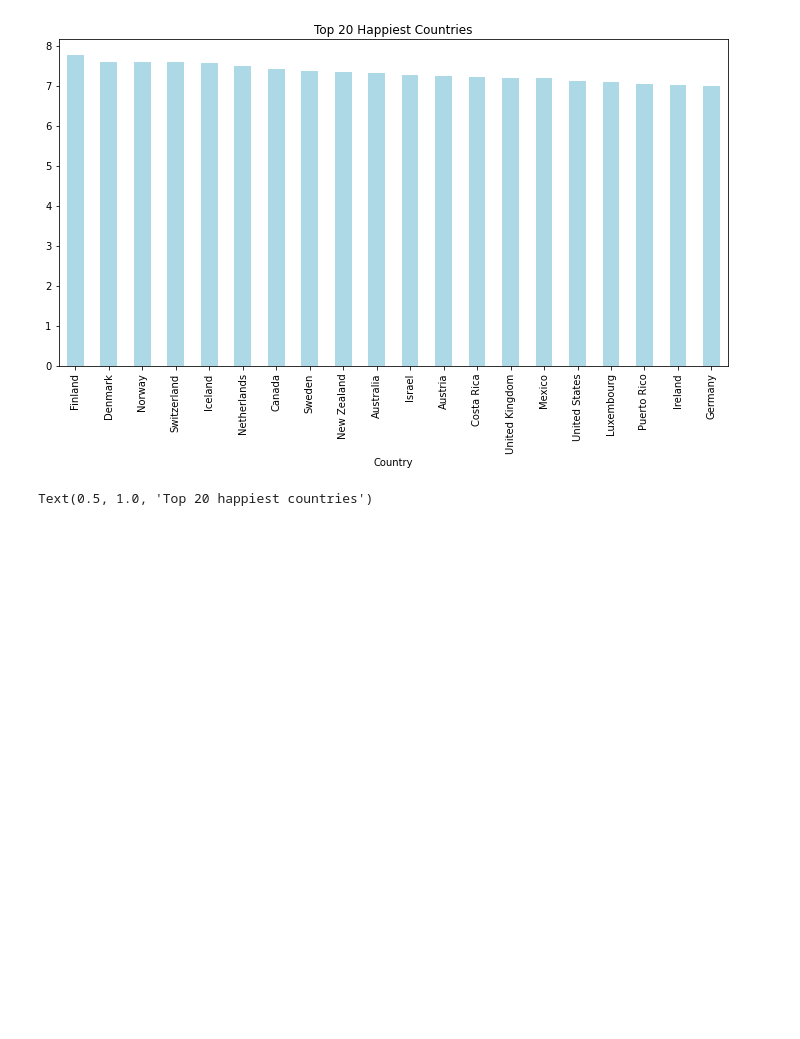
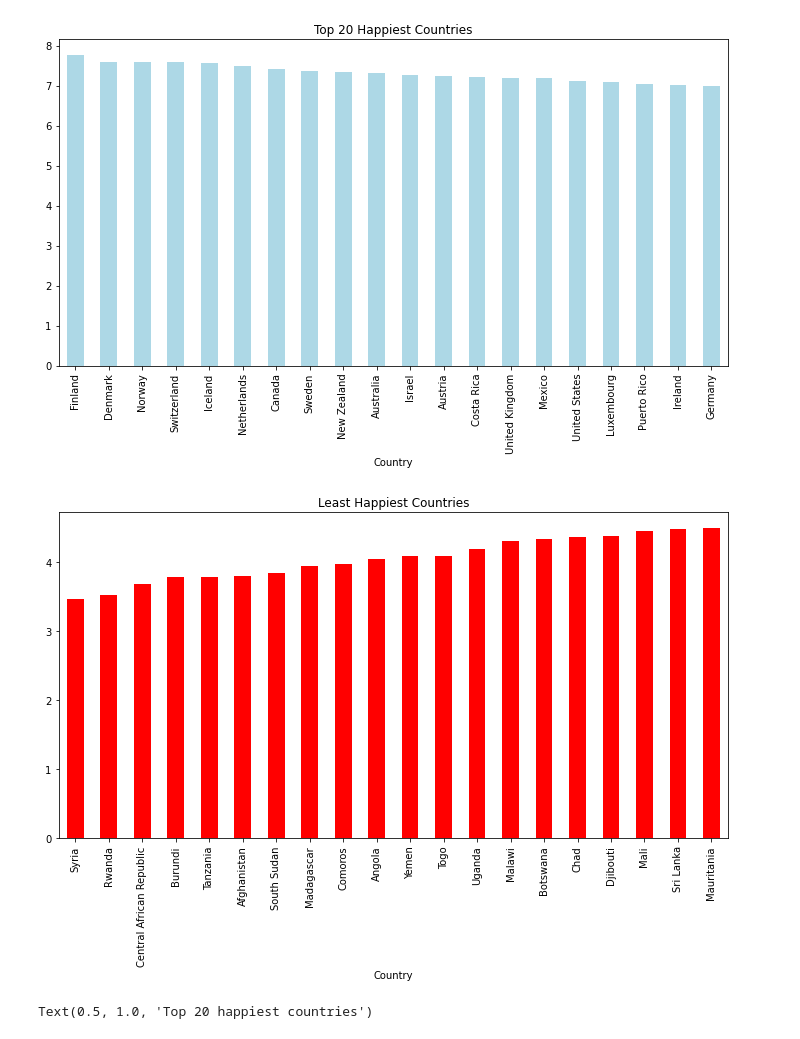
Before and after one commit to trevor48j/Tesla_Emissions, a Jupyter notebook: world_happiness_report_more_visualizations.ipynb, the cells around one changed output. Drawn from its saved outputs; the diff is of its cells as text; code cells hidden in the pictures; blank space fills up the shorter version.

```diff
--- a/world_happiness_report_more_visualizations.ipynb
+++ b/world_happiness_report_more_visualizations.ipynb
@@ -50,6 +61,12 @@ plt.title('Top 20 Happiest Countries')
 plt.savefig("Images/bar_top20_country.png")
 # %% [output]
 [figure]
+# %%
+happy_reports_df.groupby('Country')['Happiness Score'].max().sort_values(ascending=True).head(20).plot(kind='bar', figsize=(12,6),color='red')
+plt.title('Least Happiest Countries')
+plt.savefig("Images/bar_top20_country.png")
+# %% [output]
+[figure, added]
 # %%
 year_happiness_rank_df.groupby('Country')['Happiness Score'].max().sort_values(ascending=False).head(20).plot(kind='bar', figsize=(12,6),color='gold')
 plt.title('Top 20 happiest countries')
```
Also changed, not shown: parts of 2 cells of this notebook, 1 other file.
